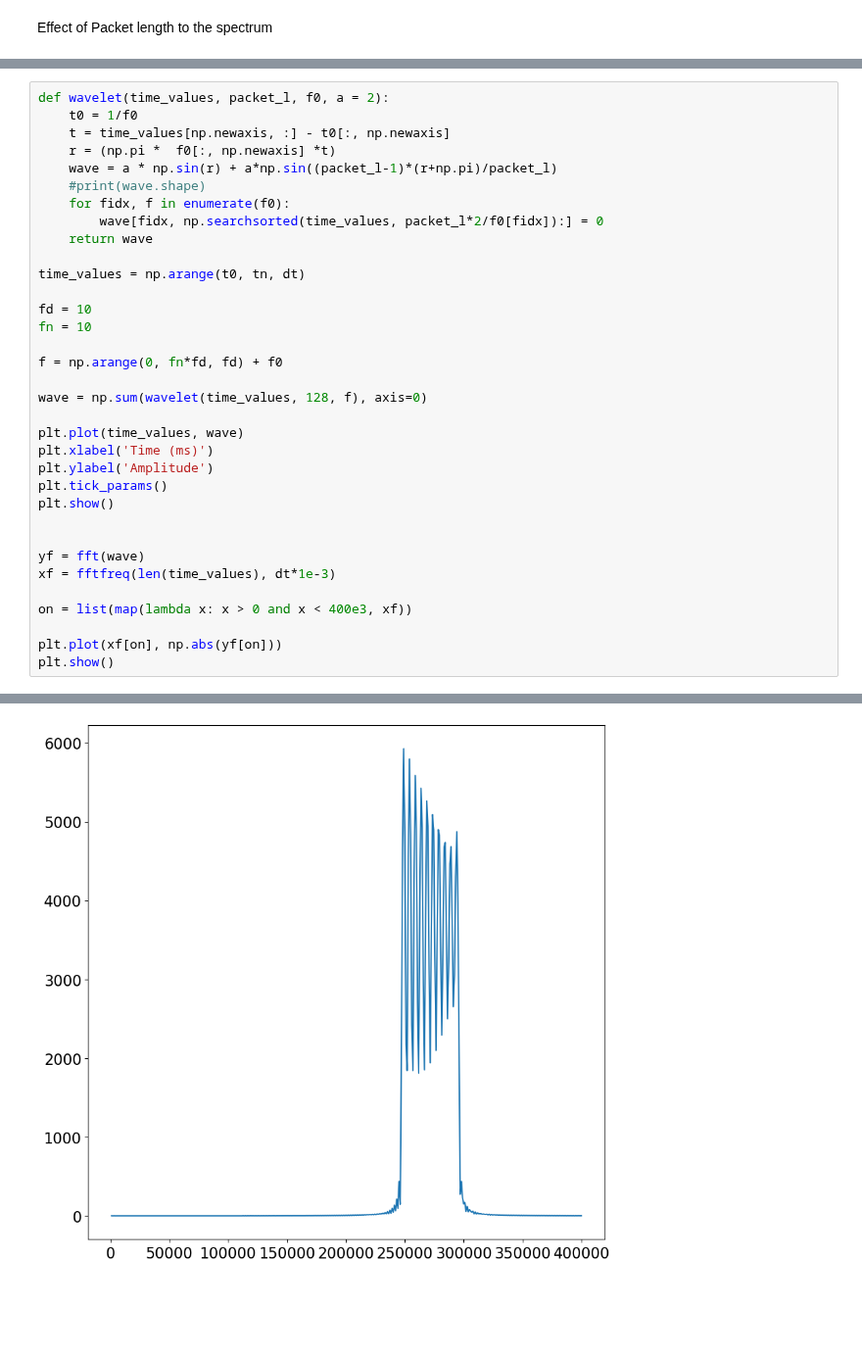
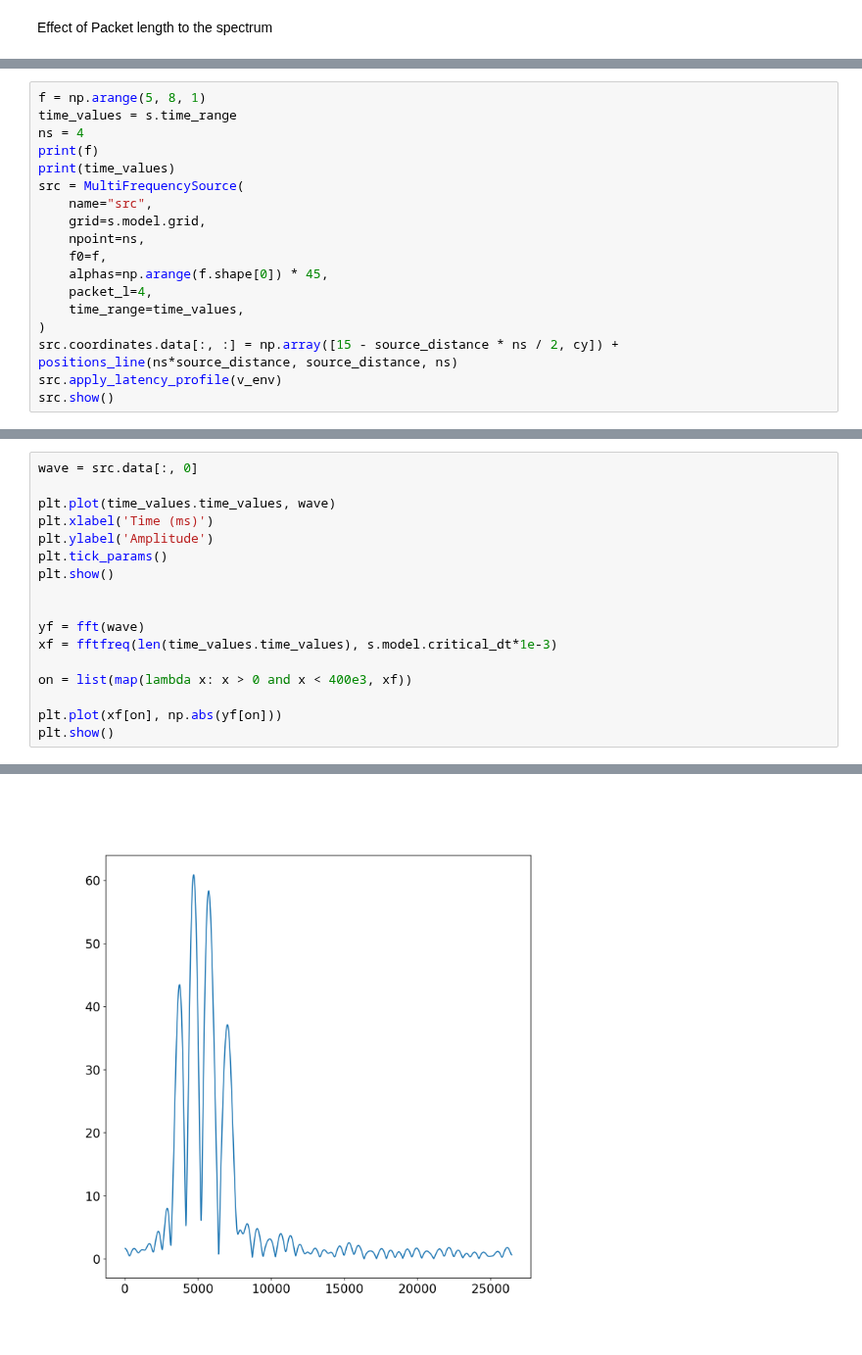
Before and after one commit to bgd54/sonar-FWI, a Jupyter notebook: notebooks/FFT_sine_source.ipynb, the cells around one changed output, grey strips where cells are left out. Shown at 98% size. Cells and saved outputs as stored; diff of their text form; blank space fills up the shorter version.

Commit message:
Add multifrequency source

```diff
--- a/notebooks/FFT_sine_source.ipynb
+++ b/notebooks/FFT_sine_source.ipynb
@@ -45,0 +137,18 @@ Operator `pad_vp` ran in 0.01 s
+# %%
+f = np.arange(5, 8, 1)
+time_values = s.time_range
+ns = 4
+print(f)
+print(time_values)
+src = MultiFrequencySource(
+    name="src",
+    grid=s.model.grid,
+    npoint=ns,
+    f0=f,
+    alphas=np.arange(f.shape[0]) * 45,
+    packet_l=4,
+    time_range=time_values,
+)
+src.coordinates.data[:, :] = np.array([15 - source_distance * ns / 2, cy]) + positions_line(ns*source_distance, source_distance, ns)
+src.apply_latency_profile(v_env)
+src.show()
@@ -46,24 +159,7 @@ Operator `pad_vp` ran in 0.01 s
 # %%
-def wavelet(time_values, packet_l, f0, a = 2):
-    t0 = 1/f0
-    t = time_values[np.newaxis, :] - t0[:, np.newaxis]
-    r = (np.pi *  f0[:, np.newaxis] *t)
-    wave = a * np.sin(r) + a*np.sin((packet_l-1)*(r+np.pi)/packet_l)
-    #print(wave.shape)
-    for fidx, f in enumerate(f0):
-        wave[fidx, np.searchsorted(time_values, packet_l*2/f0[fidx]):] = 0
-    return wave
+wave = src.data[:, 0]
 
-time_values = np.arange(t0, tn, dt)
-
-fd = 10
-fn = 10
-
-f = np.arange(0, fn*fd, fd) + f0
-
-wave = np.sum(wavelet(time_values, 128, f), axis=0)
-
-plt.plot(time_values, wave)
+plt.plot(time_values.time_values, wave)
 plt.xlabel('Time (ms)')
 plt.ylabel('Amplitude')
 plt.tick_params()
@@ -71,7 +167,7 @@ plt.show()
 
 
 yf = fft(wave)
-xf = fftfreq(len(time_values), dt*1e-3)
+xf = fftfreq(len(time_values.time_values), s.model.critical_dt*1e-3)
 
 on = list(map(lambda x: x > 0 and x < 400e3, xf))
 
@@ -82 +178 @@ plt.show()
-[figure, old version]
+[figure, new version]
```
Also changed, not shown: parts of 13 cells of this notebook, 2 other files.
